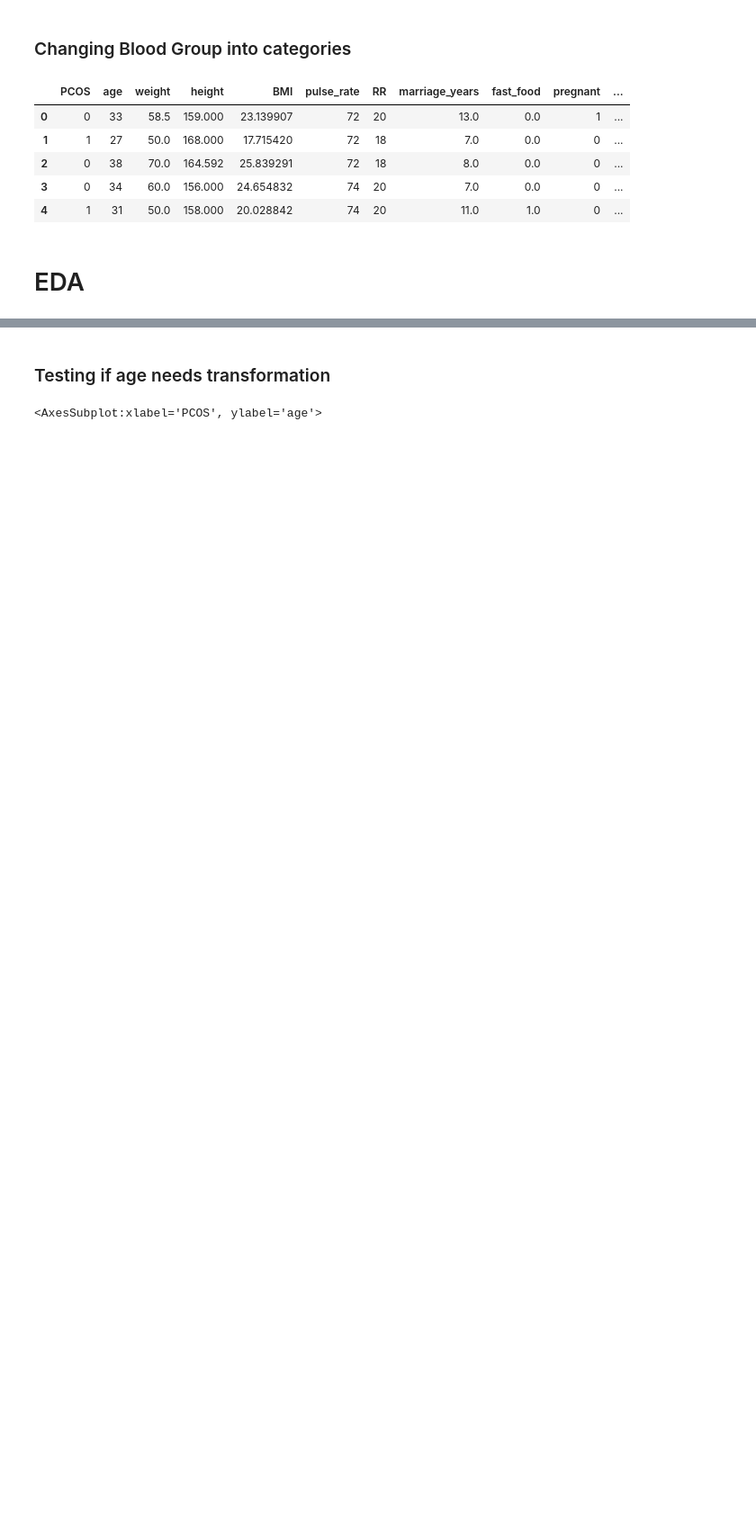
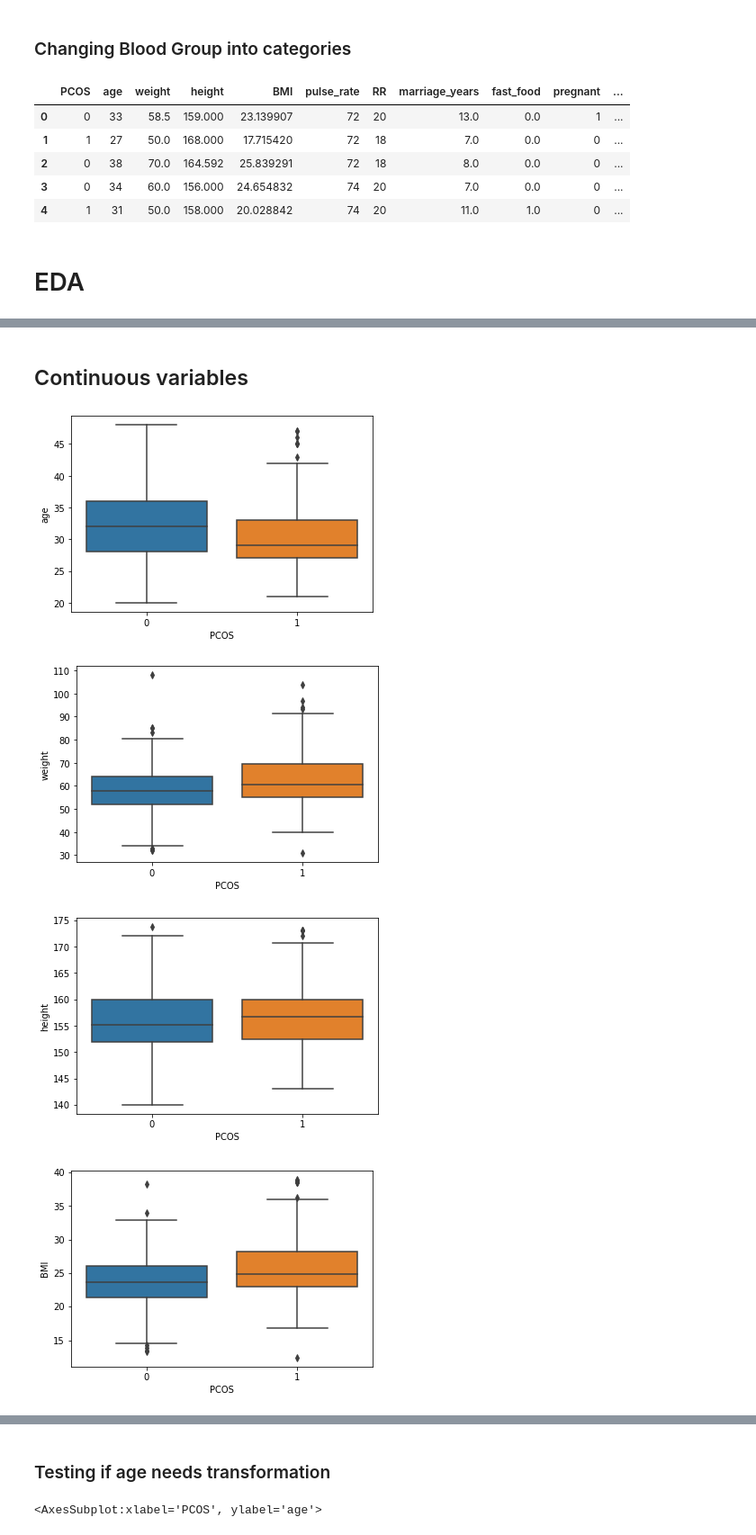
Before and after one commit to ericaez/STAT-303-2-Project, a Jupyter notebook: Project.ipynb, the cells around one changed output, grey strips where cells are left out. Shown at 90% size. Drawn from its saved outputs; the diff is of its cells as text; code cells hidden in the pictures; blank space fills up the shorter version.

```diff
--- a/Project.ipynb
+++ b/Project.ipynb
@@ -109,0 +132,13 @@ data.head()
+# %% [markdown]
+## Continuous variables
+# %%
+continuous_variables = ['age', 'weight', 'height', 'BMI', 'pulse_rate', 'RR',
+       'marriage_years', 'h/w_ratio']
+for y in continuous_variables:
+    sns.boxplot(y=y, x="PCOS", data=data)
+    plt.show()
+# %% [output]
+[figure, added]
+[figure, added]
+[figure, added]
+[figure, added]
```
Also changed, not shown: parts of 105 cells of this notebook.
